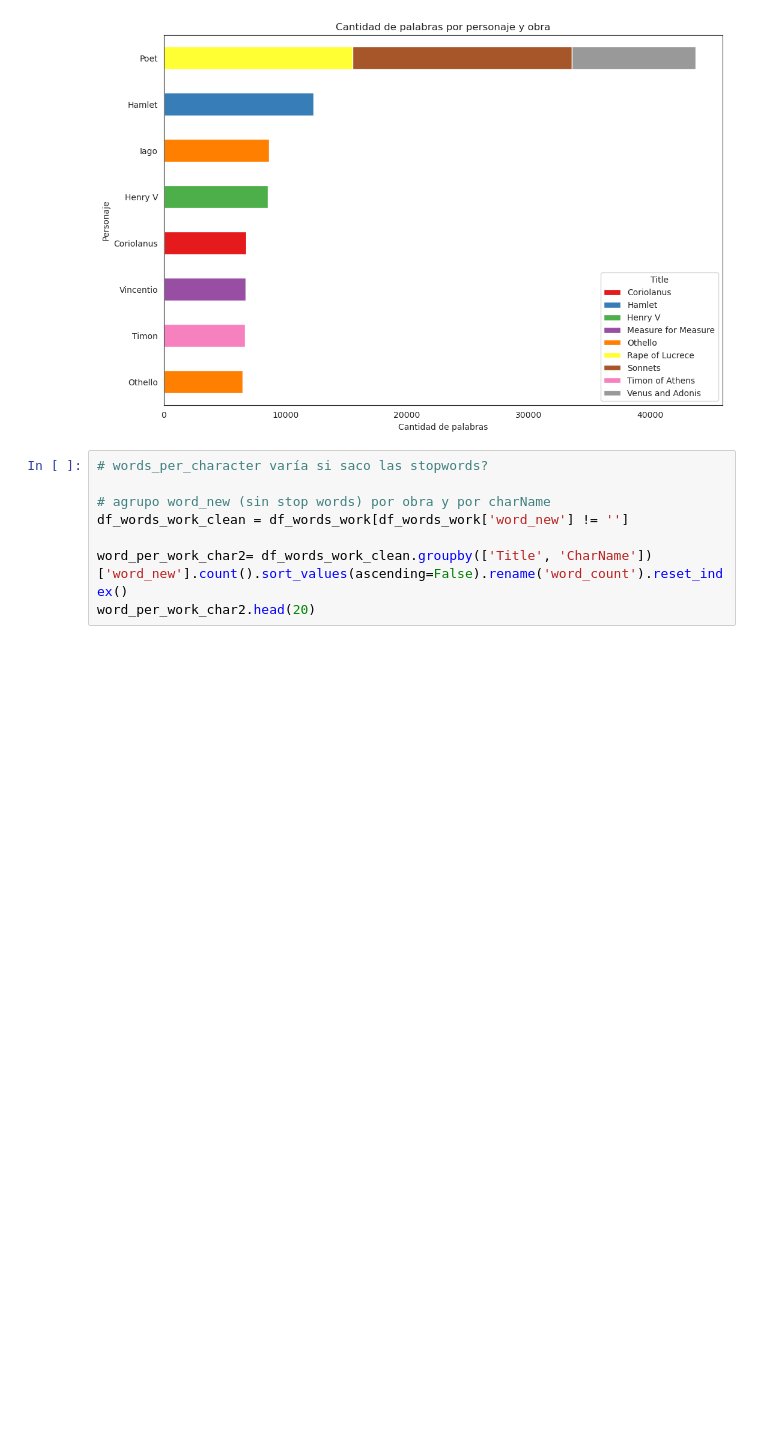
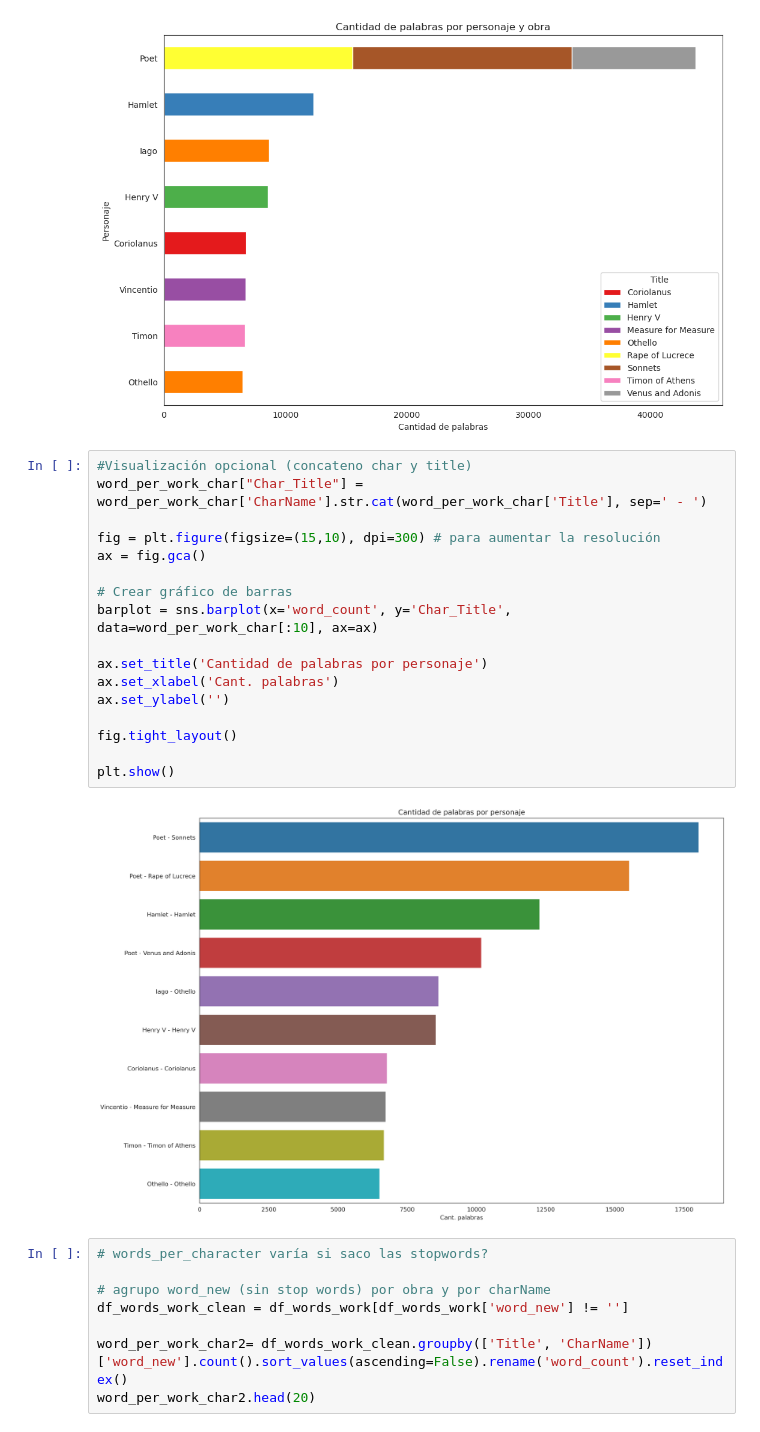
Before and after one commit to AnaCortazzo/ShakespeareTarea1, a Jupyter notebook: shakespeareAnalysis.ipynb, the cells around one changed output. Cells and saved outputs as stored; diff of their text form; blank space fills up the shorter version.

```diff
--- a/shakespeareAnalysis.ipynb
+++ b/shakespeareAnalysis.ipynb
@@ -658,6 +658,25 @@ ax.set_ylabel('Personaje')
 plt.show()
 # %% [output]
 [figure]
+# %%
+#Visualización opcional (concateno char y title)
+word_per_work_char["Char_Title"] = word_per_work_char['CharName'].str.cat(word_per_work_char['Title'], sep=' - ')
+
+fig = plt.figure(figsize=(15,10), dpi=300) # para aumentar la resolución
+ax = fig.gca()
+
+# Crear gráfico de barras
+barplot = sns.barplot(x='word_count', y='Char_Title', data=word_per_work_char[:10], ax=ax)
+
+ax.set_title('Cantidad de palabras por personaje')
+ax.set_xlabel('Cant. palabras')
+ax.set_ylabel('')
+
+fig.tight_layout()
+
+plt.show()
+# %% [output]
+[figure, added]
 # %%
 # words_per_character varía si saco las stopwords?
 
```
Also changed, not shown: parts of 1 cell of this notebook, 2 other files.
